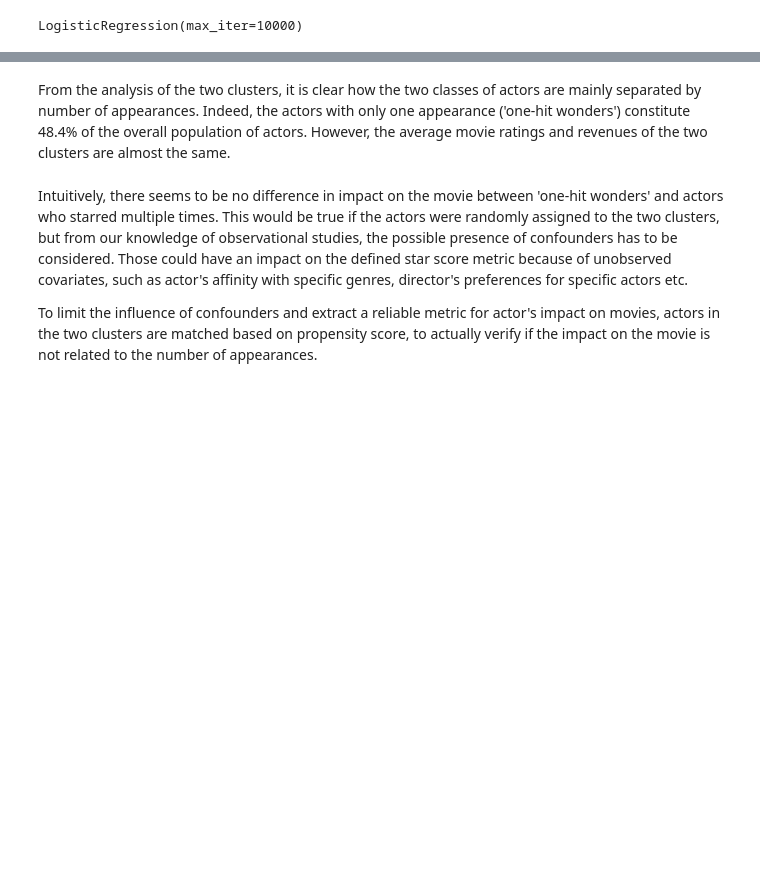
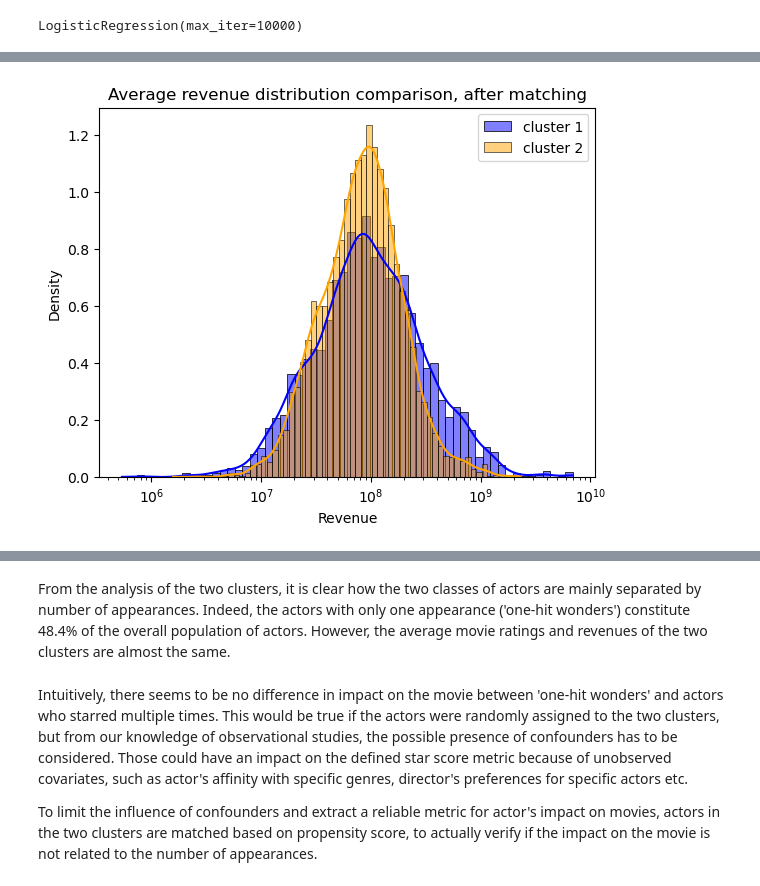
Before and after one commit to louisleger/ada-final-project, a Jupyter notebook: src/star_score.ipynb, the cells around one changed output, grey strips where cells are left out. Cells and saved outputs as stored; diff of their text form; code cells hidden in the pictures; blank space fills up the shorter version.

```diff
--- a/src/star_score.ipynb
+++ b/src/star_score.ipynb
@@ -484,0 +532,3 @@ ds.head()
+# %%
+#dataframe containing macthed actors
+matched = psm.df_matched
@@ -484,0 +544,2 @@ ds.head()
+# %%
+balanced_ds = ds[ds['actor'].isin(matched['actor'])]
@@ -484,0 +555,14 @@ ds.head()
+# %%
+import matplotlib as mpl
+mpl.rcParams.update(mpl.rcParamsDefault)
+# %%
+treat = balanced_ds[balanced_ds['is_cluster1'] == 1]
+contr = balanced_ds[balanced_ds['is_cluster1'] == 0]
+# %%
+ax = sns.histplot(treat['rev_sum'], kde=True, stat='density', color='blue', label='cluster 1',log_scale=True);
+ax = sns.histplot(contr['rev_sum'], kde=True, stat='density', color='orange', label='cluster 2',log_scale=True)
+ax.set(title='Average revenue distribution comparison, after matching',xlabel='Revenue')
+plt.legend()
+plt.show()
+# %% [output]
+[figure, added]
```
Also changed, not shown: parts of 29 cells of this notebook, 3 other files.
